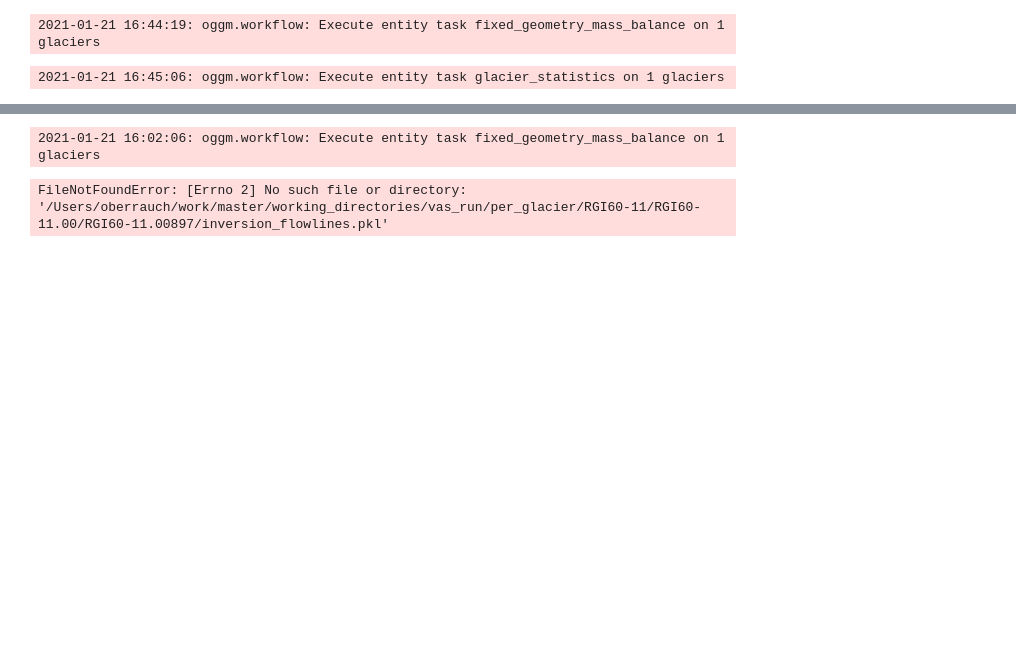
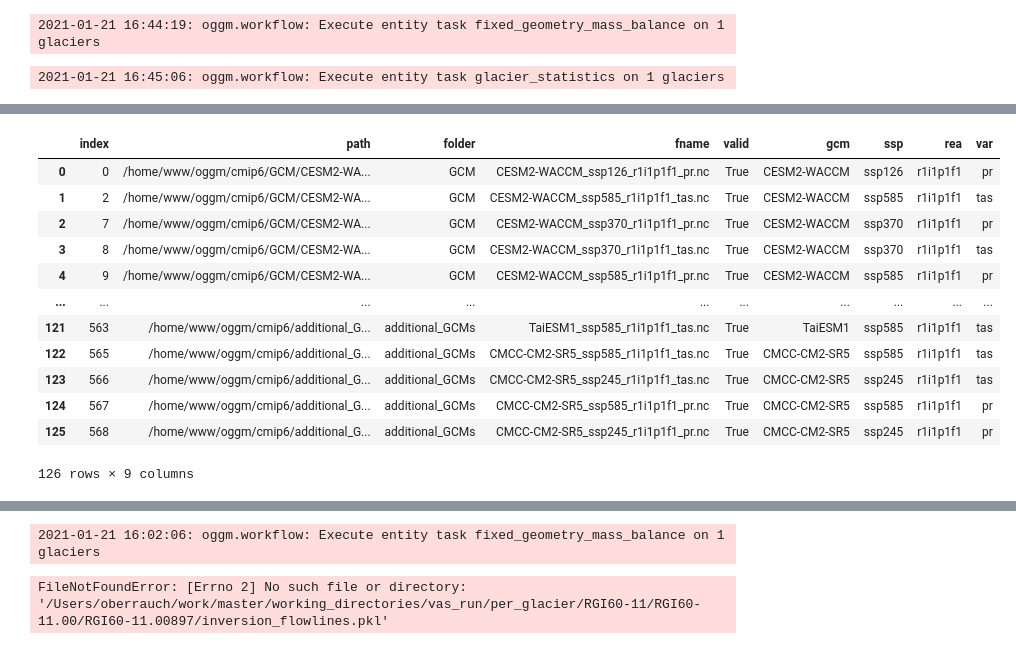
Before and after one commit to oberrauch/vascaling, a Jupyter notebook: notebooks/match_regional_geodetic_mb.ipynb, the cells around one changed output, grey strips where cells are left out. Drawn from its saved outputs; the diff is of its cells as text; code cells hidden in the pictures; blank space fills up the shorter version.

Commit message:
Preparation for High Mountain Asia runs with CMIP

```diff
--- a/notebooks/match_regional_geodetic_mb.ipynb
+++ b/notebooks/match_regional_geodetic_mb.ipynb
@@ -226,0 +423,18 @@ diff = (1 - odf['AREA'].sum() * 1e-6 / ref_area) * 100
+# %%
+gcms = pd.read_csv('/Users/oberrauch/work/master/data/all_gcm_list.csv', index_col=0)
+# %%
+gcms
+# %% [output]
+|  | index | path | folder | fname | valid | gcm | ssp | rea | var |
+| 0 | 0 | /home/www/oggm/cmip6/GCM/CESM2-WA... | GCM | CESM2-WACCM_ssp126_r1i1p1f1_pr.nc | True | CESM2-WACCM | ssp126 | r1i1p1f1 | pr |
+| 1 | 2 | /home/www/oggm/cmip6/GCM/CESM2-WA... | GCM | CESM2-WACCM_ssp585_r1i1p1f1_tas.nc | True | CESM2-WACCM | ssp585 | r1i1p1f1 | tas |
+| 2 | 7 | /home/www/oggm/cmip6/GCM/CESM2-WA... | GCM | CESM2-WACCM_ssp370_r1i1p1f1_pr.nc | True | CESM2-WACCM | ssp370 | r1i1p1f1 | pr |
+| 3 | 8 | /home/www/oggm/cmip6/GCM/CESM2-WA... | GCM | CESM2-WACCM_ssp370_r1i1p1f1_tas.nc | True | CESM2-WACCM | ssp370 | r1i1p1f1 | tas |
+| 4 | 9 | /home/www/oggm/cmip6/GCM/CESM2-WA... | GCM | CESM2-WACCM_ssp585_r1i1p1f1_pr.nc | True | CESM2-WACCM | ssp585 | r1i1p1f1 | pr |
+| ... | ... | ... | ... | ... | ... | ... | ... | ... | ... |
+| 121 | 563 | /home/www/oggm/cmip6/additional_G... | additional_GCMs | TaiESM1_ssp585_r1i1p1f1_tas.nc | True | TaiESM1 | ssp585 | r1i1p1f1 | tas |
+| 122 | 565 | /home/www/oggm/cmip6/additional_G... | additional_GCMs | CMCC-CM2-SR5_ssp585_r1i1p1f1_tas.nc | True | CMCC-CM2-SR5 | ssp585 | r1i1p1f1 | tas |
+| 123 | 566 | /home/www/oggm/cmip6/additional_G... | additional_GCMs | CMCC-CM2-SR5_ssp245_r1i1p1f1_tas.nc | True | CMCC-CM2-SR5 | ssp245 | r1i1p1f1 | tas |
+| 124 | 567 | /home/www/oggm/cmip6/additional_G... | additional_GCMs | CMCC-CM2-SR5_ssp585_r1i1p1f1_pr.nc | True | CMCC-CM2-SR5 | ssp585 | r1i1p1f1 | pr |
+| 125 | 568 | /home/www/oggm/cmip6/additional_G... | additional_GCMs | CMCC-CM2-SR5_ssp245_r1i1p1f1_pr.nc | True | CMCC-CM2-SR5 | ssp245 | r1i1p1f1 | pr |
+126 rows × 9 columns
```
Also changed, not shown: parts of 28 cells of this notebook, 6 other files.
